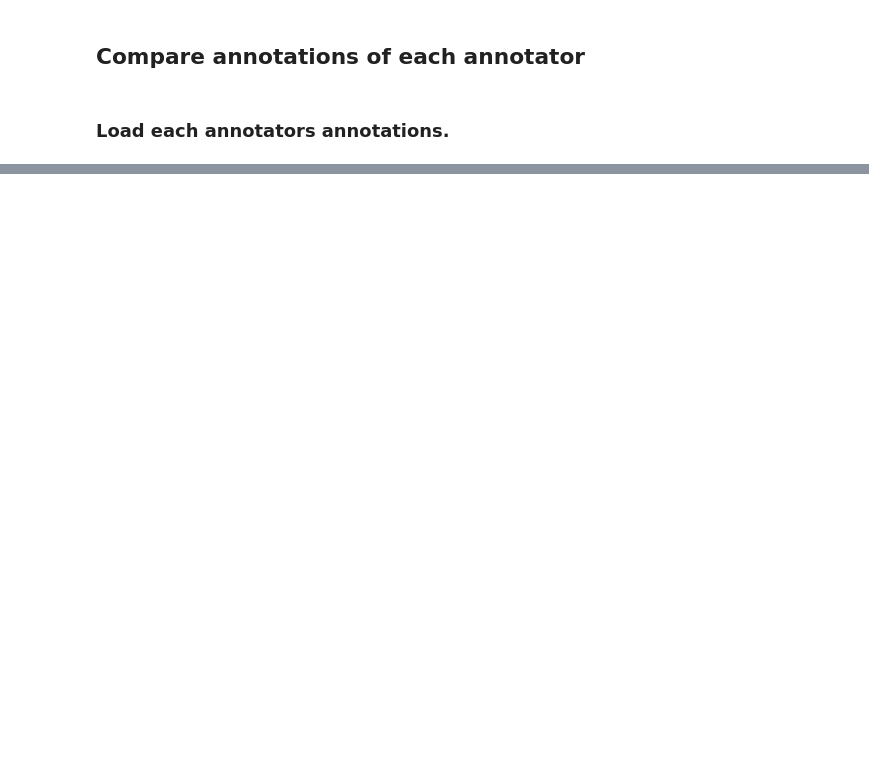
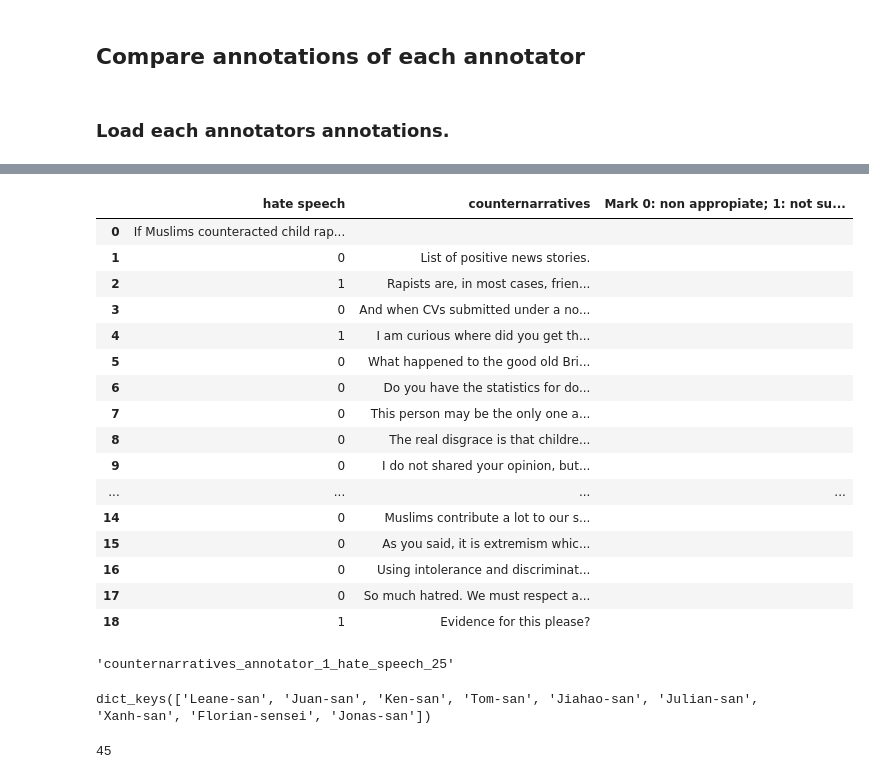
Before and after one commit to jnqeras/ARC, a Jupyter notebook: niiAnnotationProjectPostProcessingOfAnnotations.ipynb, the cells around one changed output, grey strips where cells are left out. Cells and saved outputs as stored; diff of their text form; code cells hidden in the pictures; blank space fills up the shorter version.

```diff
--- a/niiAnnotationProjectPostProcessingOfAnnotations.ipynb
+++ b/niiAnnotationProjectPostProcessingOfAnnotations.ipynb
@@ -293,0 +1026,2 @@ list_of_lists_to_dataframe(files_data['counternarratives_annotator_7_hate_speech
+# %%
+dfs_unified, notes = unifiy_annotations_of_the_second_coulmn_of_two_dataframes(annotations_by_annotator_a_shared_with_b[0], 'Juan-san', annotations_by_annotator_b_shared_with_a[0], 'Juan-san')
@@ -293,0 +1045,35 @@ list_of_lists_to_dataframe(files_data['counternarratives_annotator_7_hate_speech
+# %%
+def update_dataframe(df_original, df_of_updates):
+    """
+    Update the original DataFrame (`df_original`) based on the updates provided in another DataFrame (`df_of_updates`).
+
+    Parameters:
+    - df_original: pandas DataFrame, the original DataFrame to be updated.
+    - df_of_updates: pandas DataFrame, contains updates where each row specifies a value to find and its replacement.
+
+    Returns:
+    - df_original: pandas DataFrame, the updated original DataFrame after applying all specified updates.
+
+    Raises:
+    - ValueError: If the value at cell (0, 0) is not the same in both DataFrames, or if not all elements of the second
+                 column (from the second row onwards) of df_of_updates are in the second column (from the second row
+                 onwards) of df_original.
+    """
+
+    # Check if the value at cell (0, 0) is the same in both DataFrames
+    if df_original.iloc[0, 0] != df_of_updates.iloc[0, 0]:
+        raise ValueError("The value at cell (0, 0) is not the same in both DataFrames")
+
+    # Check if all elements of the second column (from the second row onwards) of df_of_updates are in the second column (from the second row onwards) of df_original
+    if not df_of_updates.iloc[1:, 1].isin(df_original.iloc[1:, 1]).all():
+        raise ValueError("Not all elements of the second column (from the second row onwards) of df_of_updates are in the second column (from the second row onwards) of df_original")
+
+    # Iterate over the rows of df_of_updates (starting from the second row)
+    for index, row in df_of_updates.iloc[1:].iterrows():
+        value_to_find = row[1]
+        replacement_value = row[0]
+
+        # Find the row in df_original where the first column matches the value in df_of_updates
+        df_original.loc[df_original.iloc[:, 1] == value_to_find, df_original.columns[0]] = replacement_value
+
+    return df_original
@@ -293,0 +1103,3 @@ list_of_lists_to_dataframe(files_data['counternarratives_annotator_7_hate_speech
+# %%
+dfs_unified_copy = dfs_unified.copy()
+dfs_unified_copy
@@ -293,0 +1140,32 @@ list_of_lists_to_dataframe(files_data['counternarratives_annotator_7_hate_speech
+# %%
+update_dataframe(juan_san_annotation_hate_0_copy, dfs_unified_copy)
+# %% [output]
+|  | hate speech | counternarratives | Mark 0: non appropiate; 1: not su... |
+| 0 | If Muslims counteracted child rap... |  |  |
+| 1 | 0 | List of positive news stories. |  |
+| 2 | 1 | Rapists are, in most cases, frien... |  |
+| 3 | 0 | And when CVs submitted under a no... |  |
+| 4 | 1 | I am curious where did you get th... |  |
+| 5 | 0 | What happened to the good old Bri... |  |
+| 6 | 0 | Do you have the statistics for do... |  |
+| 7 | 0 | This person may be the only one a... |  |
+| 8 | 0 | The real disgrace is that childre... |  |
+| 9 | 0 | I do not shared your opinion, but... |  |
+| ... | ... | ... | ... |
+| 14 | 0 | Muslims contribute a lot to our s... |  |
+| 15 | 0 | As you said, it is extremism whic... |  |
+| 16 | 0 | Using intolerance and discriminat... |  |
+| 17 | 0 | So much hatred. We must respect a... |  |
+| 18 | 1 | Evidence for this please? |  |
+# %%
+list(annotations_dic_of_dic_of_df['Juan-san'].keys())[0]
+# %% [output]
+'counternarratives_annotator_1_hate_speech_25'
+# %%
+annotations_dic_of_dic_of_df.keys()
+# %% [output]
+dict_keys(['Leane-san', 'Juan-san', 'Ken-san', 'Tom-san', 'Jiahao-san', 'Julian-san', 'Xanh-san', 'Florian-sensei', 'Jonas-san'])
+# %%
+len(annotations_dic_of_dic_of_df['Juan-san'])
+# %% [output]
+45
```
Also changed, not shown: parts of 103 cells of this notebook.
